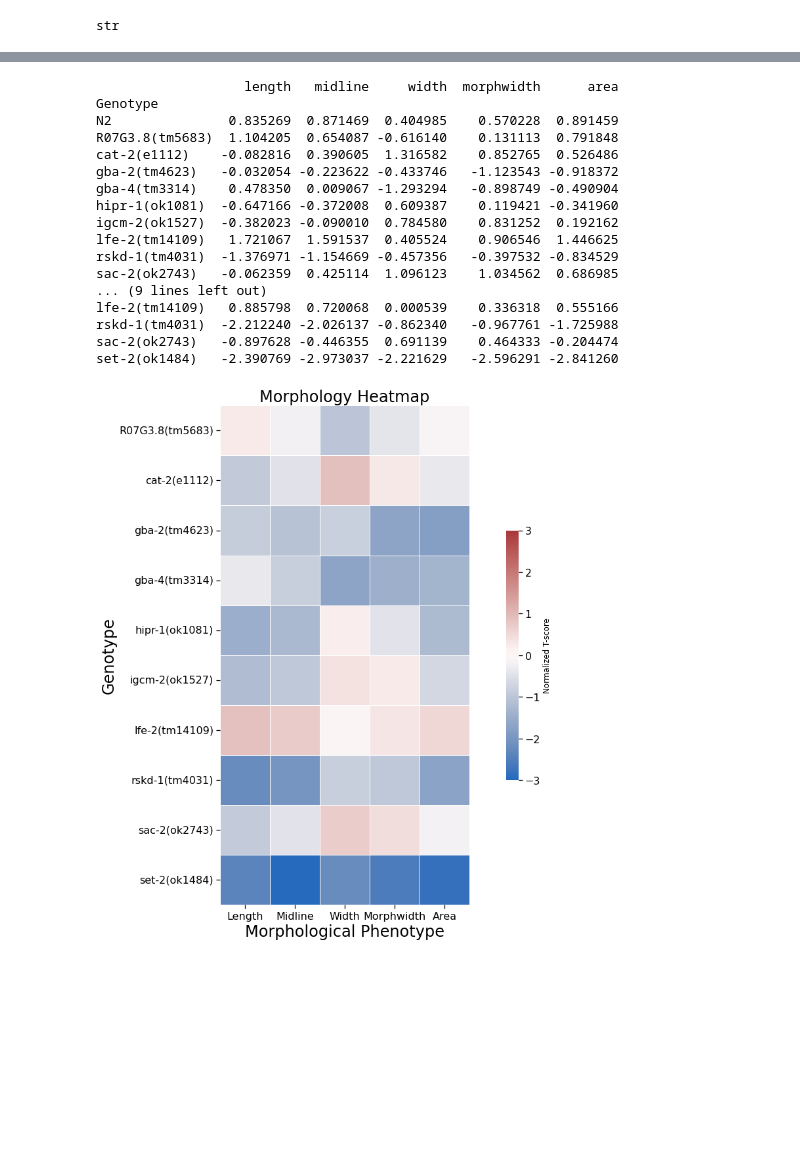
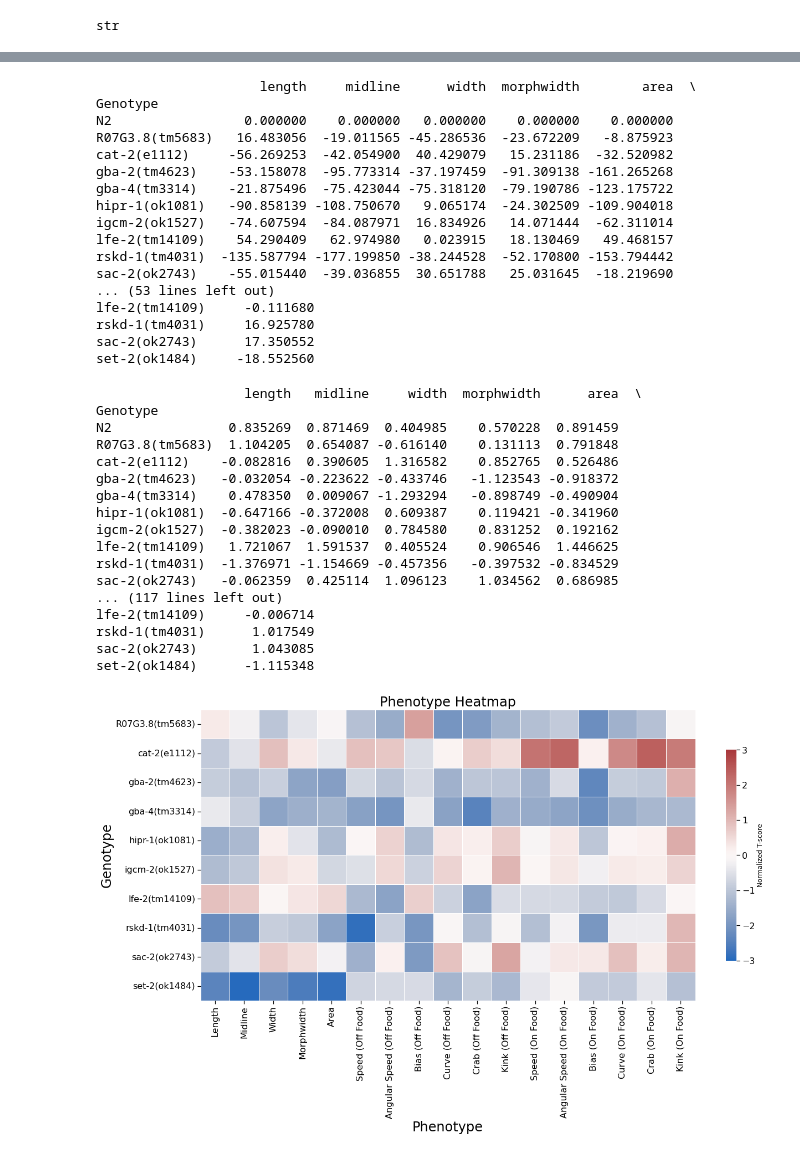
Before and after one commit to JosephLiangUBC/Joseph-Jupyter-Notebooks, a Jupyter notebook: Ben_ScreenDataAnalysis.ipynb, the cells around one changed output, grey strips where cells are left out. Saved outputs shown, nothing was run; the diff lists cells and outputs as text; code cells hidden in the pictures; blank space fills up the shorter version.

Commit message:
Added code to calculate t-scores on food and off food, combined them with the morphology t-scores to create baseline heatmap

```diff
--- a/Ben_ScreenDataAnalysis.ipynb
+++ b/Ben_ScreenDataAnalysis.ipynb
@@ -395,3 +394,40 @@ set-2(ok1484)   -146.529812 -260.012825 -98.528556 -139.962875 -253.170860
+# %%
+# NEW, CREATED BY BEN
+
+PD_gene_baseline_Tstats = PD_gene_baseline_Tstats.join(PD_gene_baseline_speed_T_OffFood.iloc[:,1])
+PD_gene_baseline_Tstats = PD_gene_baseline_Tstats.join(PD_gene_baseline_angularspeed_T_OffFood.iloc[:,1])
+PD_gene_baseline_Tstats = PD_gene_baseline_Tstats.join(PD_gene_baseline_bias_T_OffFood.iloc[:,1])
+PD_gene_baseline_Tstats = PD_gene_baseline_Tstats.join(PD_gene_baseline_curve_T_OffFood.iloc[:,1])
+PD_gene_baseline_Tstats = PD_gene_baseline_Tstats.join(PD_gene_baseline_crab_T_OffFood.iloc[:,1])
+PD_gene_baseline_Tstats = PD_gene_baseline_Tstats.join(PD_gene_baseline_kink_T_OffFood.iloc[:,1])
+
+PD_gene_baseline_Tstats = PD_gene_baseline_Tstats.join(PD_gene_baseline_speed_T_OnFood.iloc[:,1])
+PD_gene_baseline_Tstats = PD_gene_baseline_Tstats.join(PD_gene_baseline_angularspeed_T_OnFood.iloc[:,1])
+PD_gene_baseline_Tstats = PD_gene_baseline_Tstats.join(PD_gene_baseline_bias_T_OnFood.iloc[:,1])
+PD_gene_baseline_Tstats = PD_gene_baseline_Tstats.join(PD_gene_baseline_curve_T_OnFood.iloc[:,1])
+PD_gene_baseline_Tstats = PD_gene_baseline_Tstats.join(PD_gene_baseline_crab_T_OnFood.iloc[:,1])
+PD_gene_baseline_Tstats = PD_gene_baseline_Tstats.join(PD_gene_baseline_kink_T_OnFood.iloc[:,1])
+
+PD_gene_baseline_Tstats = PD_gene_baseline_Tstats.set_index("Genotype")
+print(PD_gene_baseline_Tstats)
+# %% [output]
+                     length     midline      width  morphwidth        area  \
+Genotype
+N2                 0.000000    0.000000   0.000000    0.000000    0.000000
+R07G3.8(tm5683)   16.483056  -19.011565 -45.286536  -23.672209   -8.875923
+cat-2(e1112)     -56.269253  -42.054900  40.429079   15.231186  -32.520982
+gba-2(tm4623)    -53.158078  -95.773314 -37.197459  -91.309138 -161.265268
+gba-4(tm3314)    -21.875496  -75.423044 -75.318120  -79.190786 -123.175722
+hipr-1(ok1081)   -90.858139 -108.750670   9.065174  -24.302509 -109.904018
+igcm-2(ok1527)   -74.607594  -84.087971  16.834926   14.071444  -62.311014
+lfe-2(tm14109)    54.290409   62.974980   0.023915   18.130469   49.468157
+rskd-1(tm4031)  -135.587794 -177.199850 -38.244528  -52.170800 -153.794442
+sac-2(ok2743)    -55.015440  -39.036855  30.651788   25.031645  -18.219690
+... (53 lines left out)
+lfe-2(tm14109)     -0.111680
+rskd-1(tm4031)     16.925780
+sac-2(ok2743)      17.350552
+set-2(ok1484)     -18.552560
 # %%
 # PD_gene_baseline_Tstats_scaled = PD_gene_baseline_Tstats/40
 # print(PD_gene_baseline_Tstats_scaled)
@@ -413,8 +449,9 @@ PD_gene_baseline_Tstats_normalize_2 = PD_gene_baseline_Tstats_normalize_2.drop(i
 
 print(PD_gene_baseline_Tstats_normalize)
 print(PD_gene_baseline_Tstats_normalize_2)
+PD_gene_baseline_Tstats_normalize_2.to_csv('NormalizedtoN2_baseline_Tstats.csv')
 # %% [output]
-                   length   midline     width  morphwidth      area
+                   length   midline     width  morphwidth      area  \
 Genotype
 N2               0.835269  0.871469  0.404985    0.570228  0.891459
 R07G3.8(tm5683)  1.104205  0.654087 -0.616140    0.131113  0.791848
@@ -426,11 +463,11 @@ igcm-2(ok1527)  -0.382023 -0.090010  0.784580    0.831252  0.192162
 lfe-2(tm14109)   1.721067  1.591537  0.405524    0.906546  1.446625
 rskd-1(tm4031)  -1.376971 -1.154669 -0.457356   -0.397532 -0.834529
 sac-2(ok2743)   -0.062359  0.425114  1.096123    1.034562  0.686985
-... (9 lines left out)
-lfe-2(tm14109)   0.885798  0.720068  0.000539    0.336318  0.555166
-rskd-1(tm4031)  -2.212240 -2.026137 -0.862340   -0.967761 -1.725988
-sac-2(ok2743)   -0.897628 -0.446355  0.691139    0.464333 -0.204474
-set-2(ok1484)   -2.390769 -2.973037 -2.221629   -2.596291 -2.841260
+... (117 lines left out)
+lfe-2(tm14109)     -0.006714
+rskd-1(tm4031)      1.017549
+sac-2(ok2743)       1.043085
+set-2(ok1484)      -1.115348
 # %%
 # Gene_Orthology=pd.read_csv('/Users/Joseph/Desktop/PD_Screen_TapHab/Gene_Orthology.csv')
 # Gene_Orthology=Gene_Orthology.rename(columns={"Gene":"Orthology", "Worm Gene":"dataset"})
@@ -449,27 +486,33 @@ set-2(ok1484)   -2.390769 -2.973037 -2.221629   -2.596291 -2.841260
 # %%
 sns.set_context('notebook')
 plt.figure(figsize=(20,14))
 plt.rc('xtick', labelsize=16)
 plt.rc('ytick', labelsize=16)
 ax = sns.heatmap(data = PD_gene_baseline_Tstats_normalize_2,
                  annot = False,
                  linewidth = 0.5,
                  square = True,
                  cmap = "vlag",
                  center = 0,
                  vmax = 3,
                  vmin = -3,
                  # xticklabels = 1,
-                 xticklabels = ['Length', 'Midline', 'Width', 'Morphwidth', 'Area'],
+                 xticklabels = ['Length', 'Midline', 'Width', 'Morphwidth', 'Area',
+                                'Speed (Off Food)', 'Angular Speed (Off Food)', 'Bias (Off Food)',
+                                'Curve (Off Food)', 'Crab (Off Food)', 'Kink (Off Food)',
+                                'Speed (On Food)', 'Angular Speed (On Food)', 'Bias (On Food)',
+                                'Curve (On Food)', 'Crab (On Food)', 'Kink (On Food)'],
                  yticklabels = 1,
                  cbar_kws = {"shrink": .5, "label": "Normalized T-score"})
 ax.set_ylabel('Genotype', fontsize = 24)
-ax.set_xlabel('Morphological Phenotype', fontsize = 24)
-ax.set_title('Morphology Heatmap', fontsize = 24)
+# ax.set_xlabel('Morphological Phenotype', fontsize = 24)
+# ax.set_title('Morphology Heatmap', fontsize = 24)
+ax.set_xlabel('Phenotype', fontsize = 24)
+ax.set_title('Phenotype Heatmap', fontsize = 24)
 plt.savefig('Tstat_GENE_normalized2_square.jpg', format='jpg', dpi=450, bbox_inches = "tight")
 plt.show()
 # %% [output]
-[figure, old version]
+[figure, new version]
 # %%
 # PD_gene_Tstats_melted=PD_gene_Tstats_combined_normalize.reset_index()
 # print(PD_gene_Tstats_melted)
```
Also changed, not shown: parts of 15 cells of this notebook.
